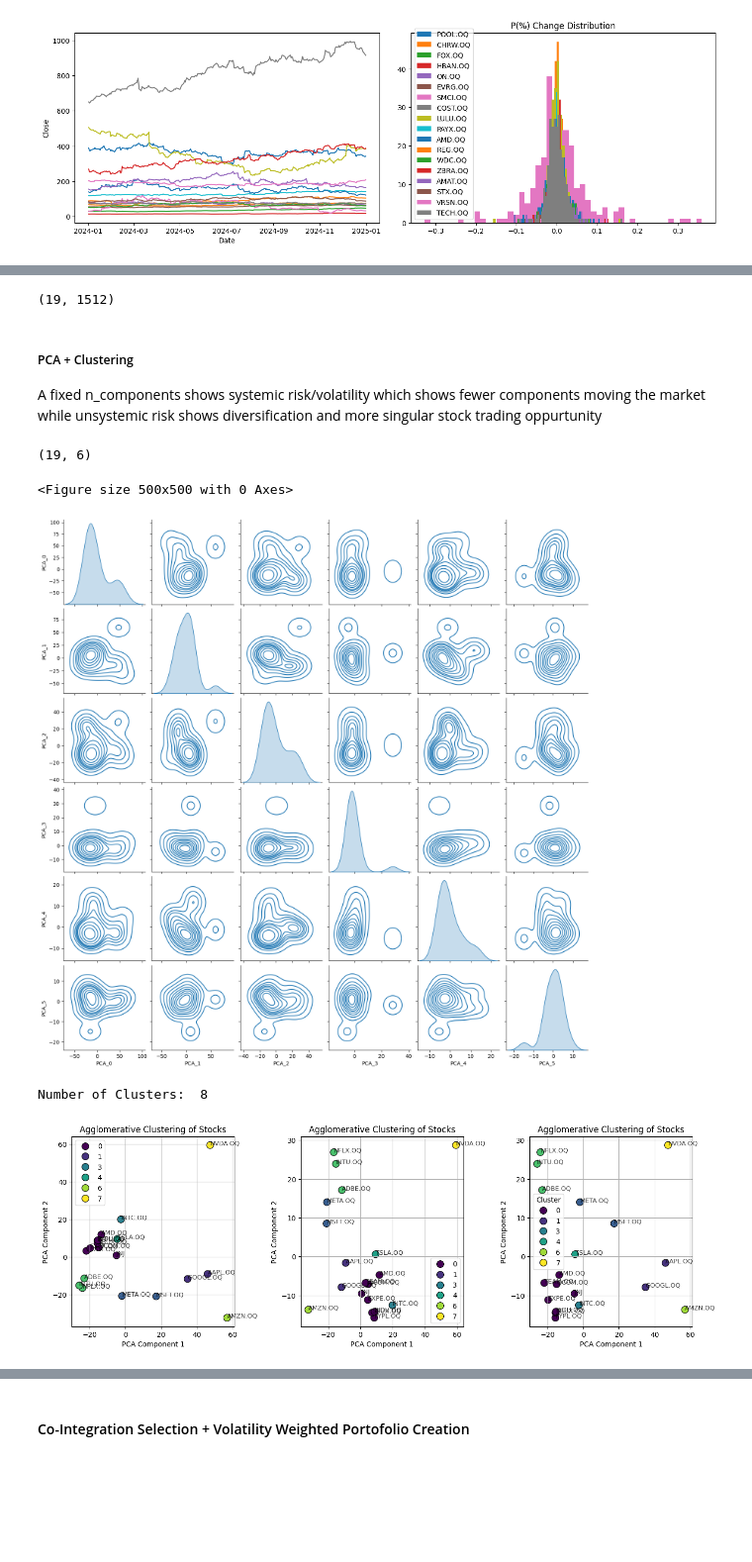
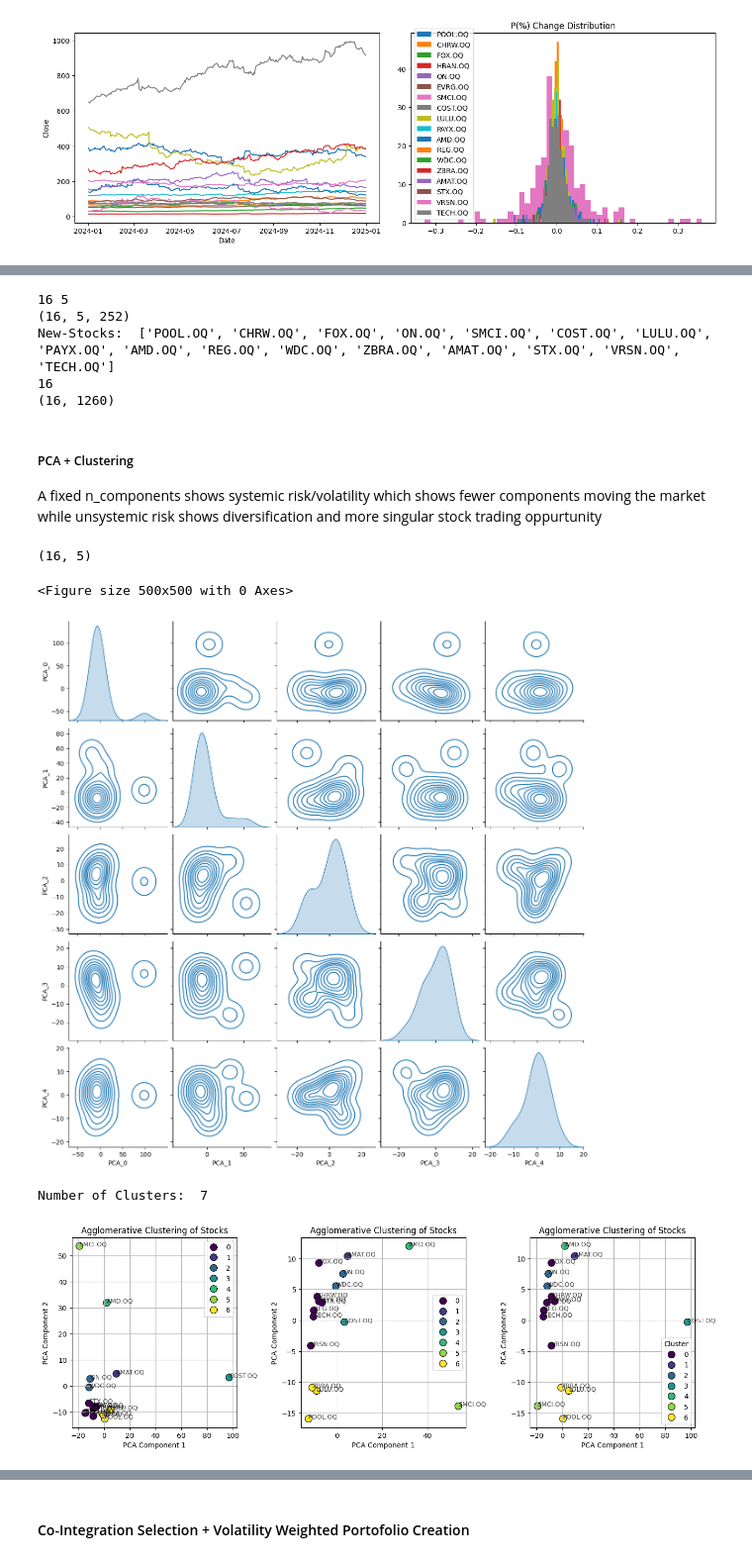
Before and after one commit to AlikMon88/ML-Pairs-Open, a Jupyter notebook: Research/research.ipynb, the cells around one changed output, grey strips where cells are left out. Shown at 99% size. Drawn from its saved outputs; the diff is of its cells as text; code cells hidden in the pictures; blank space fills up the shorter version.

```diff
--- a/Research/research.ipynb
+++ b/Research/research.ipynb
@@ -55,8 +55,10 @@ rd.open_session()
 # %% [markdown]
 ##### Universe Retrieval
 # %%
-stocks = _call_stocks(limit=50)
+stocks = _call_stocks(limit=50, is_nasdaq = True)
 print(stocks[:10])
 
+print('Stocks: ', len(stocks))
+
 # stocks = universe_creation()
 # %% [output]
@@ -184,7 +188,7 @@ plt.show()
 # %%
 fundamental_df = rd.get_data(
     universe=stocks,
-    fields=["TR.Revenue.date", "TR.Revenue", "TR.GrossProfit", "TR.MktCap", "TR.BasicWeightedAvgShares"],
+    fields=["TR.Revenue.date", "TR.Revenue", "TR.GrossProfit"],
     parameters={
         "SDate": start,
         "EDate": end, # Full fiscal year
@@ -204,4 +208,5 @@ display(fundamental_df.head(5))
 print(fundamental_df.shape)
 
 display(fundamental_df.loc[stocks[0]].head(5))
+print(fundamental_df.loc[stocks[0]].shape)
 # %% [output]
@@ -221,24 +249,40 @@ plt.show()
 # %%
 rd.close_session()
 # %%
-val_dict = {}
 val_arr = []
+_elem_stocks = []
 
-for nm in stocks:
+for i, nm in enumerate(stocks):
     pct = np.array(df_uni10[nm]['TRDPRC_1'].pct_change().fillna(0)).tolist()
     close = np.array(df_uni10[nm]['TRDPRC_1']).tolist()
     vol = np.array(df_uni10[nm]['ACVOL_UNS']).tolist()
-    revenue = np.array(fundamental_df.loc[nm]['Revenue'])
-    gross_profit = np.array(fundamental_df.loc[nm]['Gross Profit'])
-    was = np.array(fundamental_df.loc[nm]['Basic Weighted Average Shares'])
+    revenue = np.array(fundamental_df.loc[nm]['Revenue']).tolist()
+    gross_profit = np.array(fundamental_df.loc[nm]['Gross Profit']).tolist()
 
-    val_arr.append([close, pct, vol, revenue, gross_profit, was])
-    val_dict[nm] = [close, pct, vol, revenue, gross_profit, was]
+    # was = np.array(fundamental_df.loc[nm]['Basic Weighted Average Shares'])
 
-val_arr = np.array(val_arr).reshape(len(stocks), -1)
+    if (len(revenue) == 1) or (len(gross_profit) == 1):
+        _elem_stocks.append(nm)
+        continue
+
+    val_arr.append([close, pct, vol, revenue, gross_profit])
+
+print(len(val_arr), len(val_arr[0]))
+val_arr = np.array(val_arr)
 print(val_arr.shape)
+
+stocks = [_s for _s in stocks if _s not in _elem_stocks]
+print('New-Stocks: ', stocks)
+print(len(stocks))
+
+val_arr = val_arr.reshape(len(stocks), -1)
+print(val_arr.shape)
 # %% [output]
-(19, 1512)
+16 5
+(16, 5, 252)
+New-Stocks:  ['POOL.OQ', 'CHRW.OQ', 'FOX.OQ', 'ON.OQ', 'SMCI.OQ', 'COST.OQ', 'LULU.OQ', 'PAYX.OQ', 'AMD.OQ', 'REG.OQ', 'WDC.OQ', 'ZBRA.OQ', 'AMAT.OQ', 'STX.OQ', 'VRSN.OQ', 'TECH.OQ']
+16
+(16, 1260)
 # %% [markdown]
 ##### PCA + Clustering
 A fixed n_components shows systemic risk/volatility which shows fewer components moving the market while unsystemic risk shows diversification and more singular stock trading oppurtunity
@@ -256,9 +300,9 @@ fig = plt.figure(figsize=(5, 5))
 sns.pairplot(pd.DataFrame(pca_arr, columns=['PCA_' + str(i) for i in range(pca_arr.shape[-1])]), kind='kde')
 plt.show()
 # %% [output]
-(19, 6)
+(16, 5)
 <Figure size 500x500 with 0 Axes>
-[figure, old version]
+[figure, new version]
 # %%
 pairwise_distances = np.linalg.norm(pca_arr[:, np.newaxis] - pca_arr, axis=2)
 upper_tri_indices = np.triu_indices_from(pairwise_distances, k=1)
@@ -288,7 +332,7 @@ aggl_cluster = AgglomerativeClustering(
 cluster_labels = aggl_cluster.fit_predict(pca_arr)
 print('Number of Clusters: ', len(np.unique(cluster_labels)))
 # %% [output]
-Number of Clusters:  8
+Number of Clusters:  7
 # %%
 fig, axs = plt.subplots(1, 3, figsize=(14, 5))
 
@@ -296,37 +340,37 @@ sns.scatterplot(x=pca_arr[:, 0], y=pca_arr[:, 1], hue=cluster_labels, palette="v
 sns.scatterplot(x=pca_arr[:, 1], y=pca_arr[:, 2], hue=cluster_labels, palette="viridis", s=100, edgecolor="black", ax = axs[1])
 sns.scatterplot(x=pca_arr[:, 0], y=pca_arr[:, 2], hue=cluster_labels, palette="viridis", s=100, edgecolor="black", ax = axs[2])
 
-for i, stock in enumerate(universe_creation()):
+for i, stock in enumerate(stocks):
     axs[0].annotate(stock, (pca_arr[i, 0], pca_arr[i, 1]), fontsize=9, alpha=0.75)
 
-for i, stock in enumerate(universe_creation()):
+for i, stock in enumerate(stocks):
     axs[1].annotate(stock, (pca_arr[i, 1], pca_arr[i, 2]), fontsize=9, alpha=0.75)
 
-for i, stock in enumerate(universe_creation()):
+for i, stock in enumerate(stocks):
     axs[2].annotate(stock, (pca_arr[i, 0], pca_arr[i, 2]), fontsize=9, alpha=0.75)
 
 
 axs[0].set_title("Agglomerative Clustering of Stocks")
 axs[0].set_xlabel("PCA Component 1")
 axs[0].set_ylabel("PCA Component 2")
 
 axs[1].set_title("Agglomerative Clustering of Stocks")
 axs[1].set_xlabel("PCA Component 1")
 axs[1].set_ylabel("PCA Component 2")
 
 axs[2].set_title("Agglomerative Clustering of Stocks")
 axs[2].set_xlabel("PCA Component 1")
 axs[2].set_ylabel("PCA Component 2")
 
 axs[0].grid()
 axs[1].grid()
 axs[2].grid()
 
 plt.legend(title="Cluster")
 plt.tight_layout(pad=2)
 plt.show()
 # %% [output]
-[figure, old version]
+[figure, new version]
 # %%
 from mpl_toolkits.mplot3d import Axes3D
 
```
Also changed, not shown: parts of 12 cells of this notebook, 6 other files.
